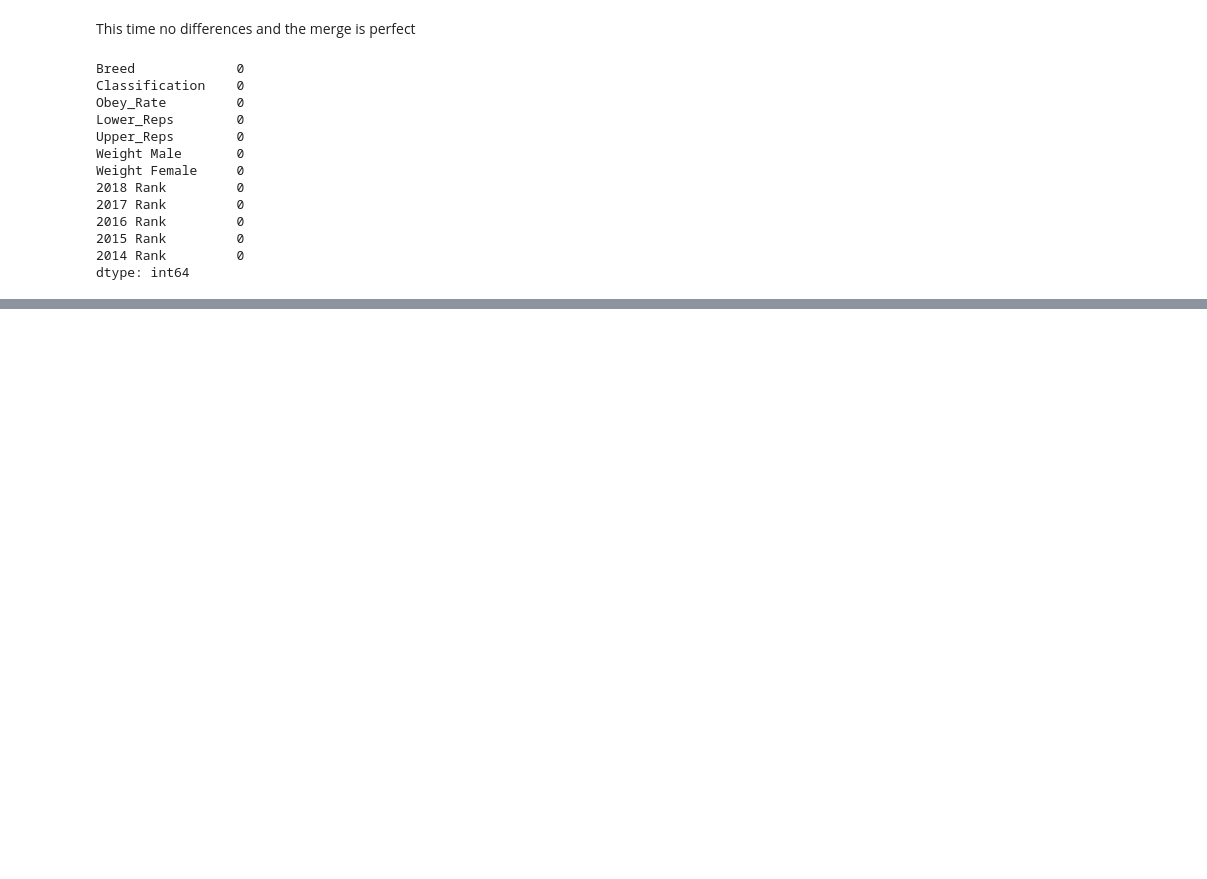
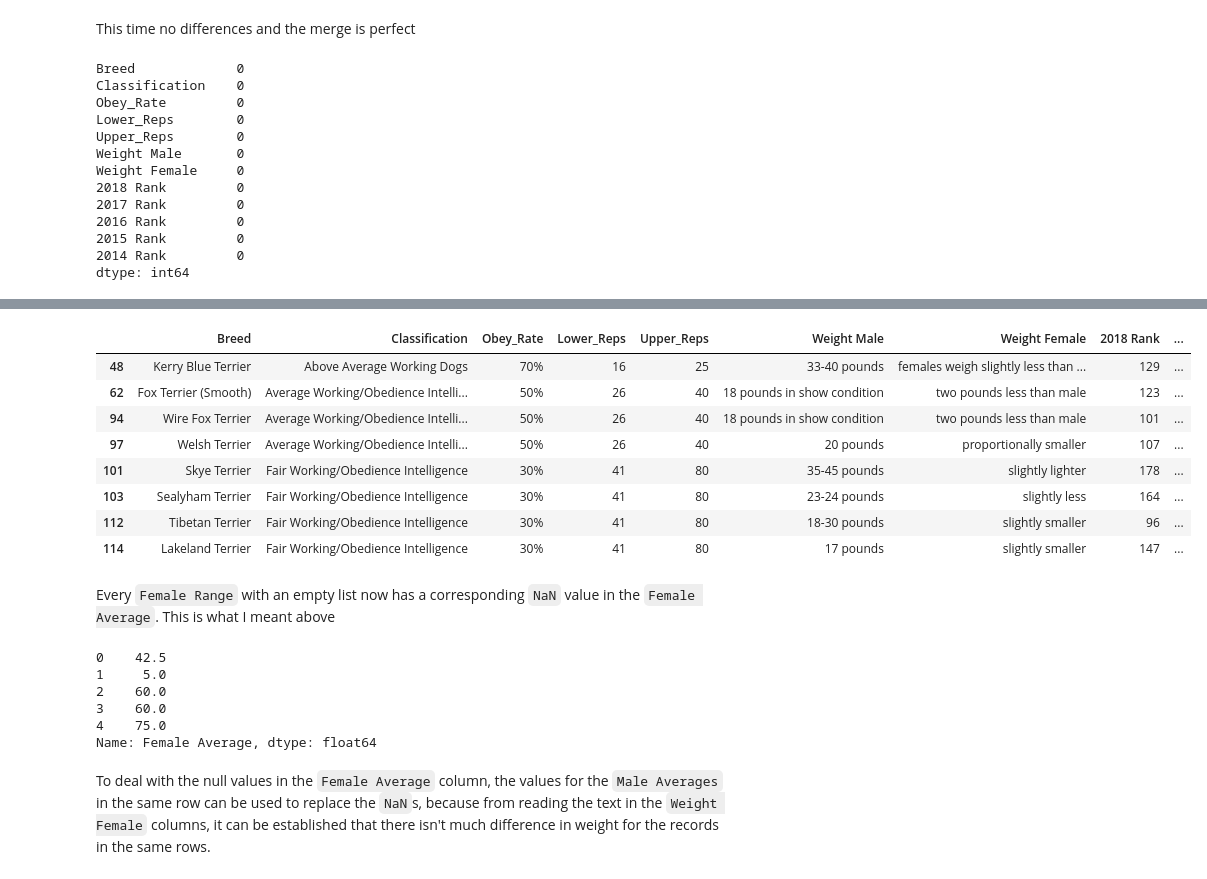
Before and after one commit to joeelorm/PortfolioProjects, a Jupyter notebook: Intelligence, size and popularity of dogs/Intelligence, size and popularity of dog breeds.ipynb, the cells around one changed output, grey strips where cells are left out. Cells and saved outputs as stored; diff of their text form; code cells hidden in the pictures; blank space fills up the shorter version.

```diff
--- a/Intelligence, size and popularity of dogs/Intelligence, size and popularity of dog breeds.ipynb
+++ b/Intelligence, size and popularity of dogs/Intelligence, size and popularity of dog breeds.ipynb
@@ -647,0 +725,33 @@ NameError: name 'data' is not defined
+# %%
+import numpy as np
+#Creating the Female Average column
+final_data['Female Average'] = final_data.apply(lambda row: (row['Female Range'][0] + row['Female Range'][1])/2 \
+                                  if len(row['Female Range']) >= 2 else np.nan if len(row['Female Range']) == 0 else row['Male Range'][0] , axis = 1
+                                 )
+# %%
+#To clarify what was meant above
+final_data[final_data.apply(lambda row: len(row['Female Range']) == 0, axis = 1)]
+# %% [output]
+|  | Breed | Classification | Obey_Rate | Lower_Reps | Upper_Reps | Weight Male | Weight Female | 2018 Rank | ... |
+| 48 | Kerry Blue Terrier | Above Average Working Dogs | 70% | 16 | 25 | 33-40 pounds | females weigh slightly less than ... | 129 | ... |
+| 62 | Fox Terrier (Smooth) | Average Working/Obedience Intelli... | 50% | 26 | 40 | 18 pounds in show condition | two pounds less than male | 123 | ... |
+| 94 | Wire Fox Terrier | Average Working/Obedience Intelli... | 50% | 26 | 40 | 18 pounds in show condition | two pounds less than male | 101 | ... |
+| 97 | Welsh Terrier | Average Working/Obedience Intelli... | 50% | 26 | 40 | 20 pounds | proportionally smaller | 107 | ... |
+| 101 | Skye Terrier | Fair Working/Obedience Intelligence | 30% | 41 | 80 | 35-45 pounds | slightly lighter | 178 | ... |
+| 103 | Sealyham Terrier | Fair Working/Obedience Intelligence | 30% | 41 | 80 | 23-24 pounds | slightly less | 164 | ... |
+| 112 | Tibetan Terrier | Fair Working/Obedience Intelligence | 30% | 41 | 80 | 18-30 pounds | slightly smaller | 96 | ... |
+| 114 | Lakeland Terrier | Fair Working/Obedience Intelligence | 30% | 41 | 80 | 17 pounds | slightly smaller | 147 | ... |
+# %% [markdown]
+Every `Female Range` with an empty list now has a corresponding `NaN` value in the `Female Average`. This is what I meant above
+# %%
+#Verifying if the changes took place
+final_data['Female Average'].head()
+# %% [output]
+0    42.5
+1     5.0
+2    60.0
+3    60.0
+4    75.0
+Name: Female Average, dtype: float64
+# %% [markdown]
+To deal with the null values in the `Female Average` column, the values for the `Male Averages` in the same row can be used to replace the `NaN`s, because from reading the text in the `Weight Female` columns, it can be established that there isn't much difference in weight for the records in the same rows.
```
Also changed, not shown: parts of 19 cells of this notebook.
